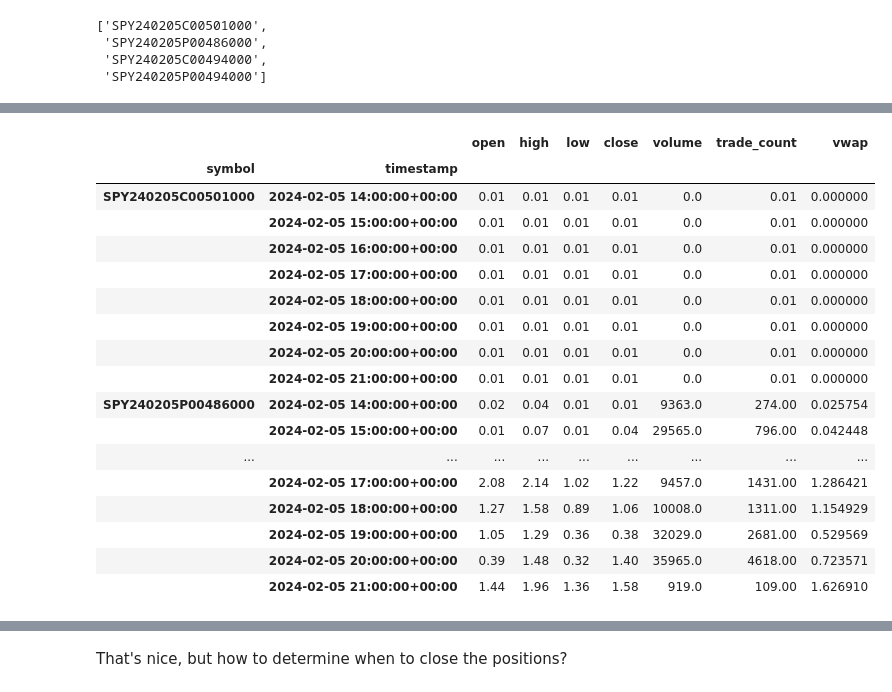
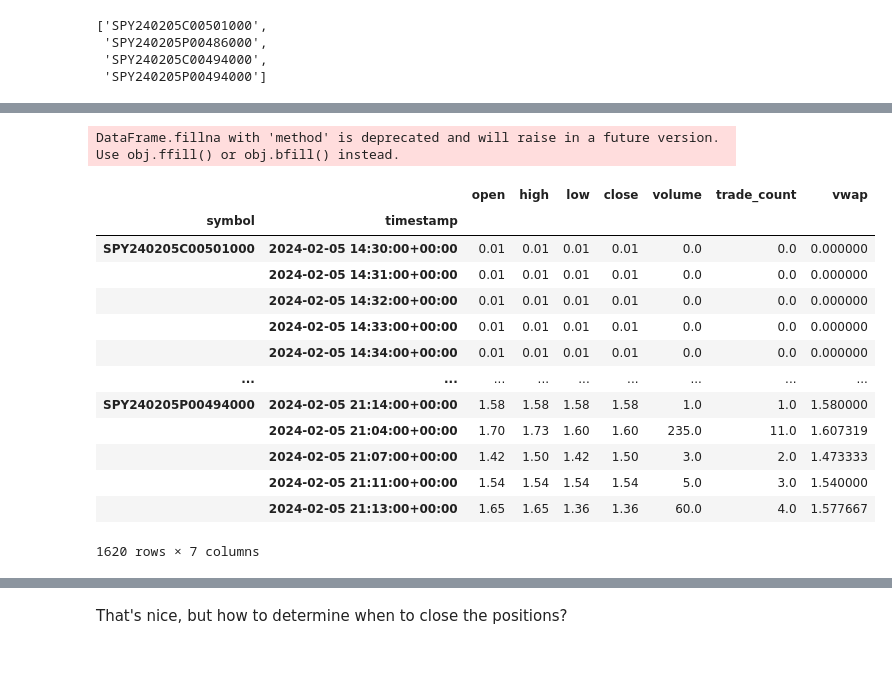
Before and after one commit to yalishanda42/stonksbot, a Jupyter notebook: options/experimento.ipynb, the cells around one changed output, grey strips where cells are left out. Cells and saved outputs as stored; diff of their text form; code cells hidden in the pictures; blank space fills up the shorter version.

```diff
--- a/options/experimento.ipynb
+++ b/options/experimento.ipynb
@@ -290,7 +290,7 @@ tickers
 # %%
 full_day_opts = options_client.get_option_bars(OptionBarsRequest(
     symbol_or_symbols=tickers,
-    timeframe=TimeFrame.Hour,  # type: ignore
+    timeframe=TimeFrame.Minute,  # type: ignore
     start=curr_date,
 ))
 full_day_opts_df = full_day_opts.df  # type: ignore
@@ -330,34 +330,32 @@ full_day_opts_df.groupby("timestamp").count()
 # %%
 # there are missing entries for some symbols and timestamps, we will have to artificially fill with $0.01 prices and volumes of 0
 
 full_day_opts_nomissing_df = full_day_opts_df\
     .reindex(pd.MultiIndex.from_product([
         tickers,
         full_day_opts_df.index.get_level_values("timestamp").unique()
     ], names=["symbol", "timestamp"]))\
 
-full_day_opts_nomissing_df[["volume", "vwap"]] = full_day_opts_nomissing_df[["volume", "vwap"]].fillna(0)
-full_day_opts_nomissing_df = full_day_opts_nomissing_df.fillna(0.01)
+full_day_opts_nomissing_df[["volume", "vwap", "trade_count"]] = full_day_opts_nomissing_df[["volume", "vwap", "trade_count"]].fillna(0)
+full_day_opts_nomissing_df = full_day_opts_nomissing_df.fillna(method='ffill')  # interpolate missing prices with latest known
+full_day_opts_nomissing_df = full_day_opts_nomissing_df.fillna(0.01)  # if still no info for the whole period of some ticker
 full_day_opts_nomissing_df
 # %% [output]
+DataFrame.fillna with 'method' is deprecated and will raise in a future version. Use obj.ffill() or obj.bfill() instead.
 |  |  | open | high | low | close | volume | trade_count | vwap |
 | symbol | timestamp |  |  |  |  |  |  |  |
-| SPY240205C00501000 | 2024-02-05 14:00:00+00:00 | 0.01 | 0.01 | 0.01 | 0.01 | 0.0 | 0.01 | 0.000000 |
-|  | 2024-02-05 15:00:00+00:00 | 0.01 | 0.01 | 0.01 | 0.01 | 0.0 | 0.01 | 0.000000 |
-|  | 2024-02-05 16:00:00+00:00 | 0.01 | 0.01 | 0.01 | 0.01 | 0.0 | 0.01 | 0.000000 |
-|  | 2024-02-05 17:00:00+00:00 | 0.01 | 0.01 | 0.01 | 0.01 | 0.0 | 0.01 | 0.000000 |
-|  | 2024-02-05 18:00:00+00:00 | 0.01 | 0.01 | 0.01 | 0.01 | 0.0 | 0.01 | 0.000000 |
-|  | 2024-02-05 19:00:00+00:00 | 0.01 | 0.01 | 0.01 | 0.01 | 0.0 | 0.01 | 0.000000 |
-|  | 2024-02-05 20:00:00+00:00 | 0.01 | 0.01 | 0.01 | 0.01 | 0.0 | 0.01 | 0.000000 |
-|  | 2024-02-05 21:00:00+00:00 | 0.01 | 0.01 | 0.01 | 0.01 | 0.0 | 0.01 | 0.000000 |
-| SPY240205P00486000 | 2024-02-05 14:00:00+00:00 | 0.02 | 0.04 | 0.01 | 0.01 | 9363.0 | 274.00 | 0.025754 |
-|  | 2024-02-05 15:00:00+00:00 | 0.01 | 0.07 | 0.01 | 0.04 | 29565.0 | 796.00 | 0.042448 |
+| SPY240205C00501000 | 2024-02-05 14:30:00+00:00 | 0.01 | 0.01 | 0.01 | 0.01 | 0.0 | 0.0 | 0.000000 |
+|  | 2024-02-05 14:31:00+00:00 | 0.01 | 0.01 | 0.01 | 0.01 | 0.0 | 0.0 | 0.000000 |
+|  | 2024-02-05 14:32:00+00:00 | 0.01 | 0.01 | 0.01 | 0.01 | 0.0 | 0.0 | 0.000000 |
+|  | 2024-02-05 14:33:00+00:00 | 0.01 | 0.01 | 0.01 | 0.01 | 0.0 | 0.0 | 0.000000 |
+|  | 2024-02-05 14:34:00+00:00 | 0.01 | 0.01 | 0.01 | 0.01 | 0.0 | 0.0 | 0.000000 |
 | ... | ... | ... | ... | ... | ... | ... | ... | ... |
-|  | 2024-02-05 17:00:00+00:00 | 2.08 | 2.14 | 1.02 | 1.22 | 9457.0 | 1431.00 | 1.286421 |
-|  | 2024-02-05 18:00:00+00:00 | 1.27 | 1.58 | 0.89 | 1.06 | 10008.0 | 1311.00 | 1.154929 |
-|  | 2024-02-05 19:00:00+00:00 | 1.05 | 1.29 | 0.36 | 0.38 | 32029.0 | 2681.00 | 0.529569 |
-|  | 2024-02-05 20:00:00+00:00 | 0.39 | 1.48 | 0.32 | 1.40 | 35965.0 | 4618.00 | 0.723571 |
-|  | 2024-02-05 21:00:00+00:00 | 1.44 | 1.96 | 1.36 | 1.58 | 919.0 | 109.00 | 1.626910 |
+| SPY240205P00494000 | 2024-02-05 21:14:00+00:00 | 1.58 | 1.58 | 1.58 | 1.58 | 1.0 | 1.0 | 1.580000 |
+|  | 2024-02-05 21:04:00+00:00 | 1.70 | 1.73 | 1.60 | 1.60 | 235.0 | 11.0 | 1.607319 |
+|  | 2024-02-05 21:07:00+00:00 | 1.42 | 1.50 | 1.42 | 1.50 | 3.0 | 2.0 | 1.473333 |
+|  | 2024-02-05 21:11:00+00:00 | 1.54 | 1.54 | 1.54 | 1.54 | 5.0 | 3.0 | 1.540000 |
+|  | 2024-02-05 21:13:00+00:00 | 1.65 | 1.65 | 1.36 | 1.36 | 60.0 | 4.0 | 1.577667 |
+1620 rows × 7 columns
 # %%
 for ticker in tickers:
     _ = plot_candles_OHLC(full_day_opts_nomissing_df.loc[full_day_opts_nomissing_df.index.get_level_values("symbol") == ticker, ["open", "high", "low", "close"]].values, ticker)
```
Also changed, not shown: parts of 6 cells of this notebook.
